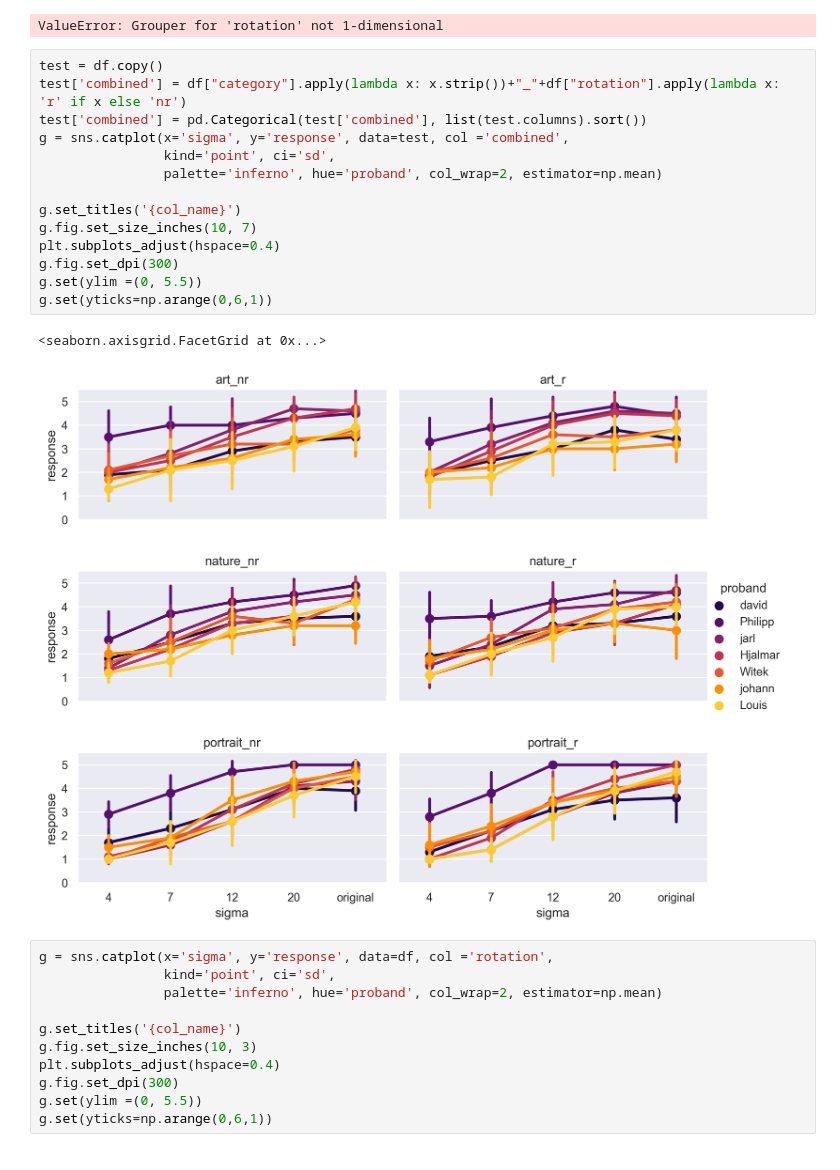
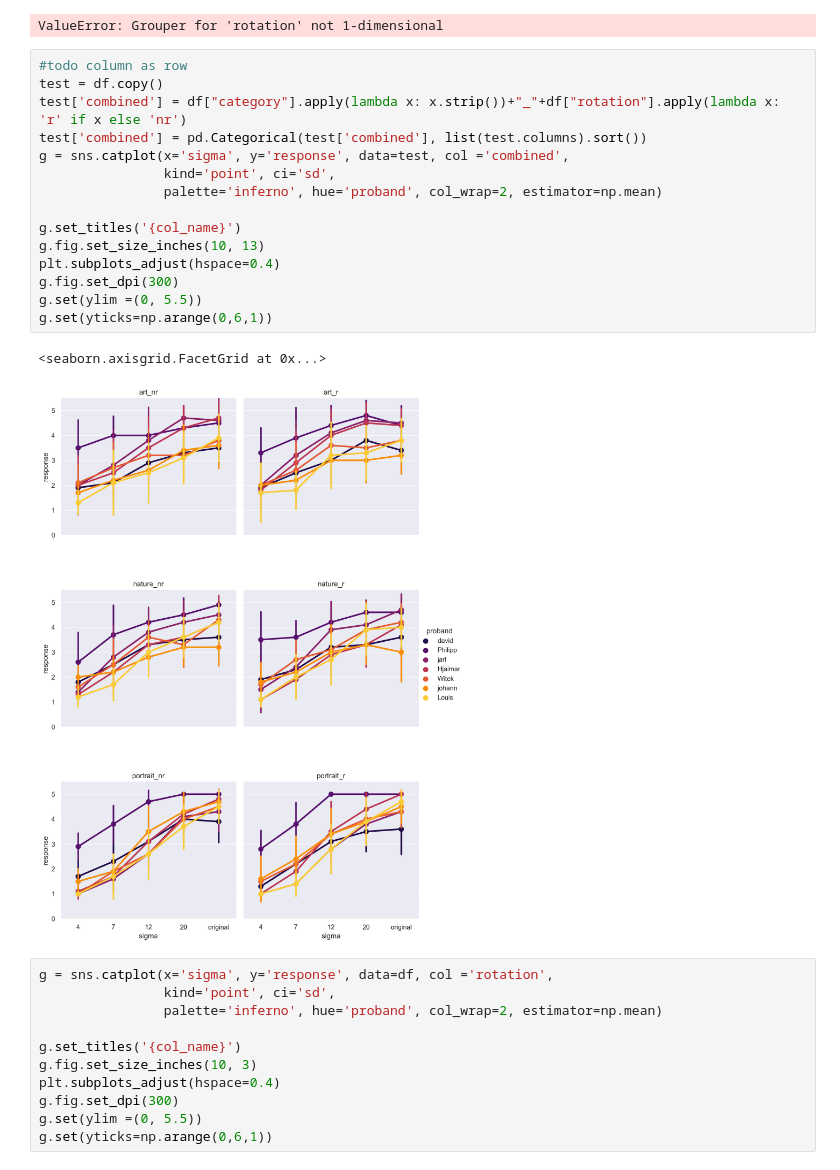
Before and after one commit to NerdPixel/PiQ, a Jupyter notebook: results/playground_joh.ipynb, the cells around one changed output. Drawn from its saved outputs; the diff is of its cells as text.

```diff
--- a/results/playground_joh.ipynb
+++ b/results/playground_joh.ipynb
@@ -152,22 +152,23 @@ test1
 # %% [output]
 ValueError: Grouper for 'rotation' not 1-dimensional
 # %%
+#todo column as row
 test = df.copy()
 test['combined'] = df["category"].apply(lambda x: x.strip())+"_"+df["rotation"].apply(lambda x: 'r' if x else 'nr')
 test['combined'] = pd.Categorical(test['combined'], list(test.columns).sort())
 g = sns.catplot(x='sigma', y='response', data=test, col ='combined',
                 kind='point', ci='sd',
                 palette='inferno', hue='proband', col_wrap=2, estimator=np.mean)
 
 g.set_titles('{col_name}')
-g.fig.set_size_inches(10, 7)
+g.fig.set_size_inches(10, 13)
 plt.subplots_adjust(hspace=0.4)
 g.fig.set_dpi(300)
 g.set(ylim =(0, 5.5))
 g.set(yticks=np.arange(0,6,1))
 # %% [output]
 <seaborn.axisgrid.FacetGrid at 0x...>
-[figure, old version]
+[figure, new version]
 # %%
 g = sns.catplot(x='sigma', y='response', data=df, col ='rotation',
                 kind='point', ci='sd',
```
Also changed, not shown: 2 other files.
